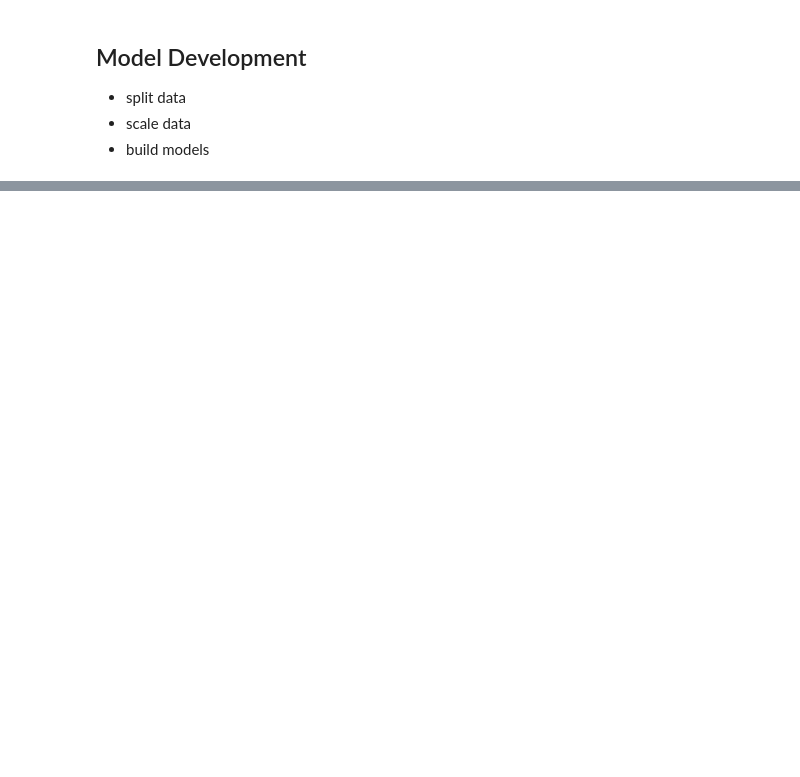
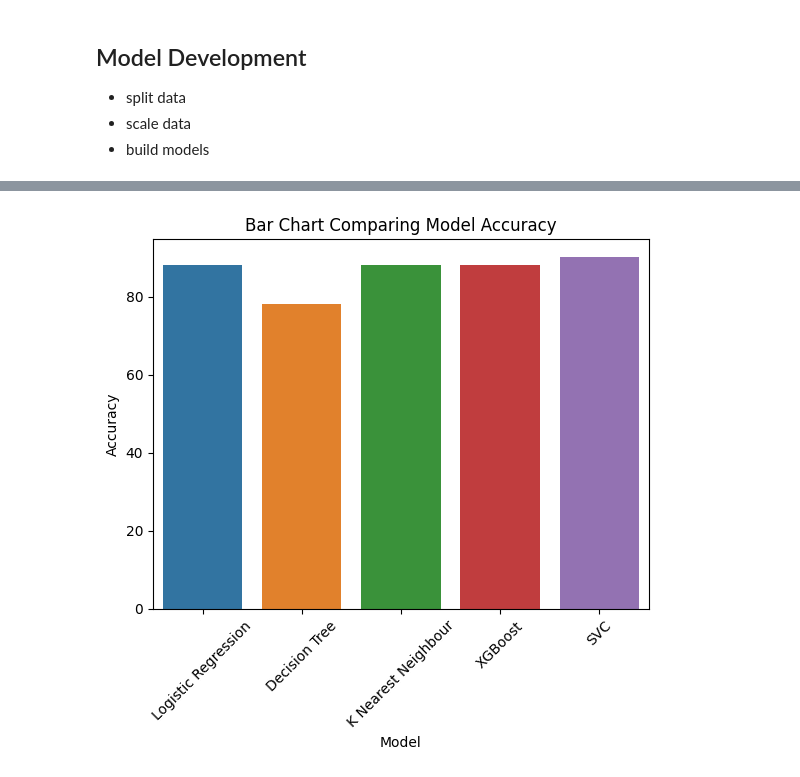
Before and after one commit to archaic-panda/Heart-Problems-Prediction, a Jupyter notebook: heart_disease_prediction.ipynb, the cells around one changed output, grey strips where cells are left out. Cells and saved outputs as stored; diff of their text form; code cells hidden in the pictures; blank space fills up the shorter version.

Commit message:
Model Building

```diff
--- a/heart_disease_prediction.ipynb
+++ b/heart_disease_prediction.ipynb
@@ -159,3 +160,8 @@ sns.heatmap(df.corr(), cmap='coolwarm')
 - split data
 - scale data
 - build models
+# %%
+# splitting the data
+X = df.drop(['target'], axis=1)
+y = df['target']
+X_train, X_test, y_train, y_test = train_test_split(X, y, test_size=0.2, random_state=1)
@@ -161,0 +178,25 @@ sns.heatmap(df.corr(), cmap='coolwarm')
+# %%
+# scaling the data
+sc = StandardScaler()
+X_train = sc.fit_transform(X_train)
+X_test = sc.transform(X_test)
+# %%
+# building models
+
+models = {
+    'Logistic Regression': LogisticRegression(),
+    'Decision Tree': DecisionTreeClassifier(),
+    'K Nearest Neighbour': KNeighborsClassifier(),
+    'XGBoost': XGBRFClassifier(),
+    'SVC': SVC(),
+}
+scores = {}
+
+for name, model in models.items():
+    model.fit(X_train, y_train)
+    y_pred = model.predict(X_test)
+    accuracy = accuracy_score(y_test, y_pred)
+    scores[name] = accuracy*100
+    print(f'{name}: {accuracy*100:.2f}%')
+    print(classification_report(y_test, y_pred))
+    print('-----------------------------------------------------------------------')
@@ -161,0 +221,6 @@ sns.heatmap(df.corr(), cmap='coolwarm')
+# %%
+# visualising the accuracy scores
+df_scores = pd.DataFrame.from_dict(scores, orient='index', columns=['Accuracy'])
+df_scores.reset_index(inplace=True)
+df_scores.rename(columns={'index':'Model'}, inplace=True)
+df_scores.head()
@@ -161,0 +234,7 @@ sns.heatmap(df.corr(), cmap='coolwarm')
+# %%
+sns.barplot(df_scores, x='Model', y='Accuracy', hue='Model')
+plt.xticks(rotation=45)
+plt.title("Bar Chart Comparing Model Accuracy")
+plt.show()
+# %% [output]
+[figure, added]
```
Also changed, not shown: parts of 6 cells of this notebook.
